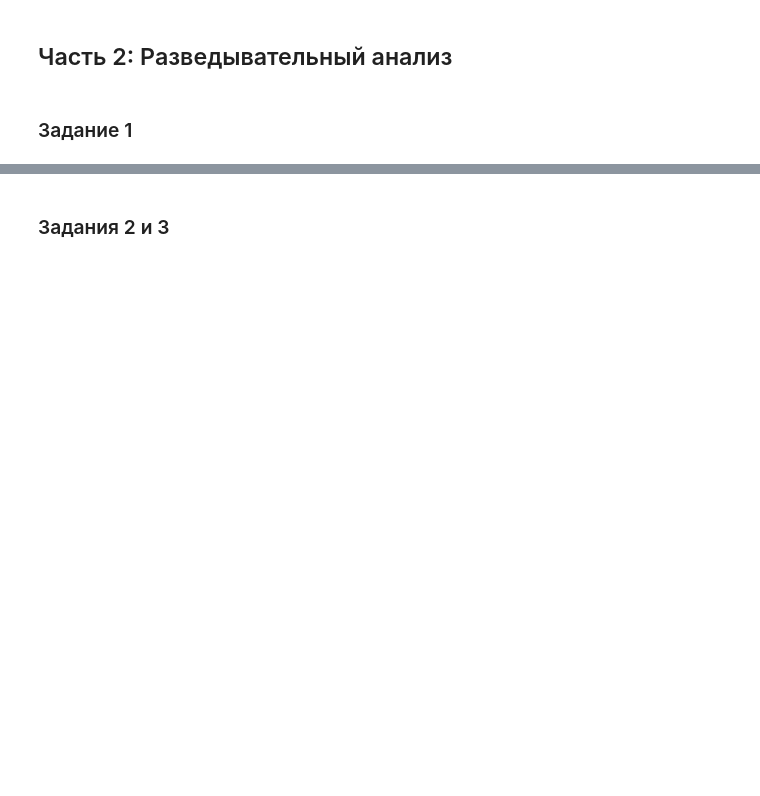
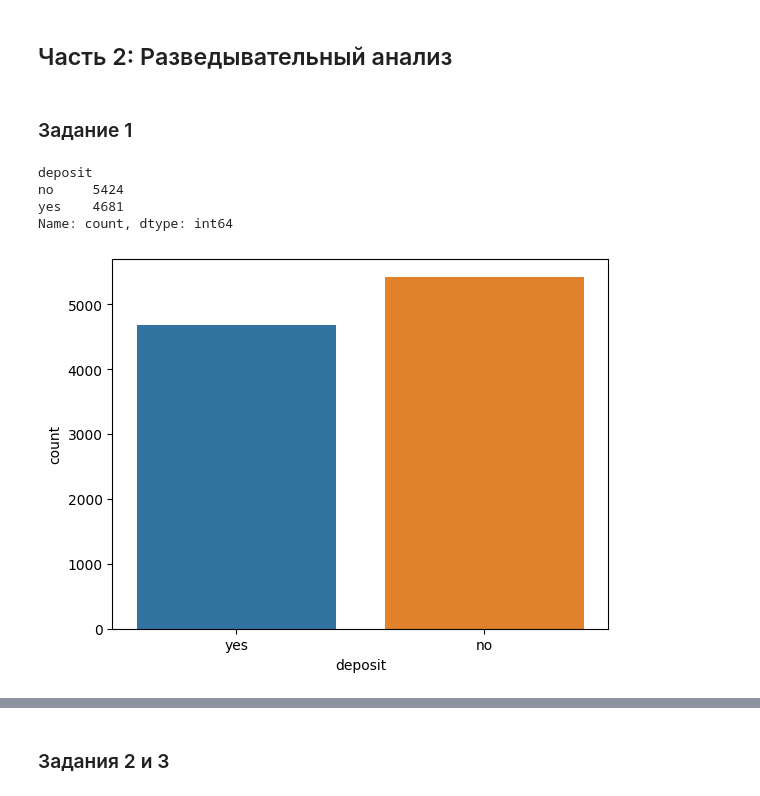
Before and after one commit to AntonYurkovskiy/Project_4_ML_BankDeposits, a Jupyter notebook: Project_4_ML.ipynb, the cells around one changed output, grey strips where cells are left out. Saved outputs shown, nothing was run; the diff lists cells and outputs as text; code cells hidden in the pictures; blank space fills up the shorter version.

```diff
--- a/Project_4_ML.ipynb
+++ b/Project_4_ML.ipynb
@@ -160,3 +175,11 @@ print(f'Нижняя граница: {upper_bound}')
 # %%
 # изучите соотношение классов в ваших данных на предмет несбалансированности, проиллюстрируйте результат
 # ваш код
+display(cleaned.deposit.value_counts())
+sns.countplot(data=cleaned, x="deposit", hue='deposit');
+# %% [output]
+deposit
+no     5424
+yes    4681
+Name: count, dtype: int64
+[figure, added]
```
Also changed, not shown: parts of 14 cells of this notebook.
